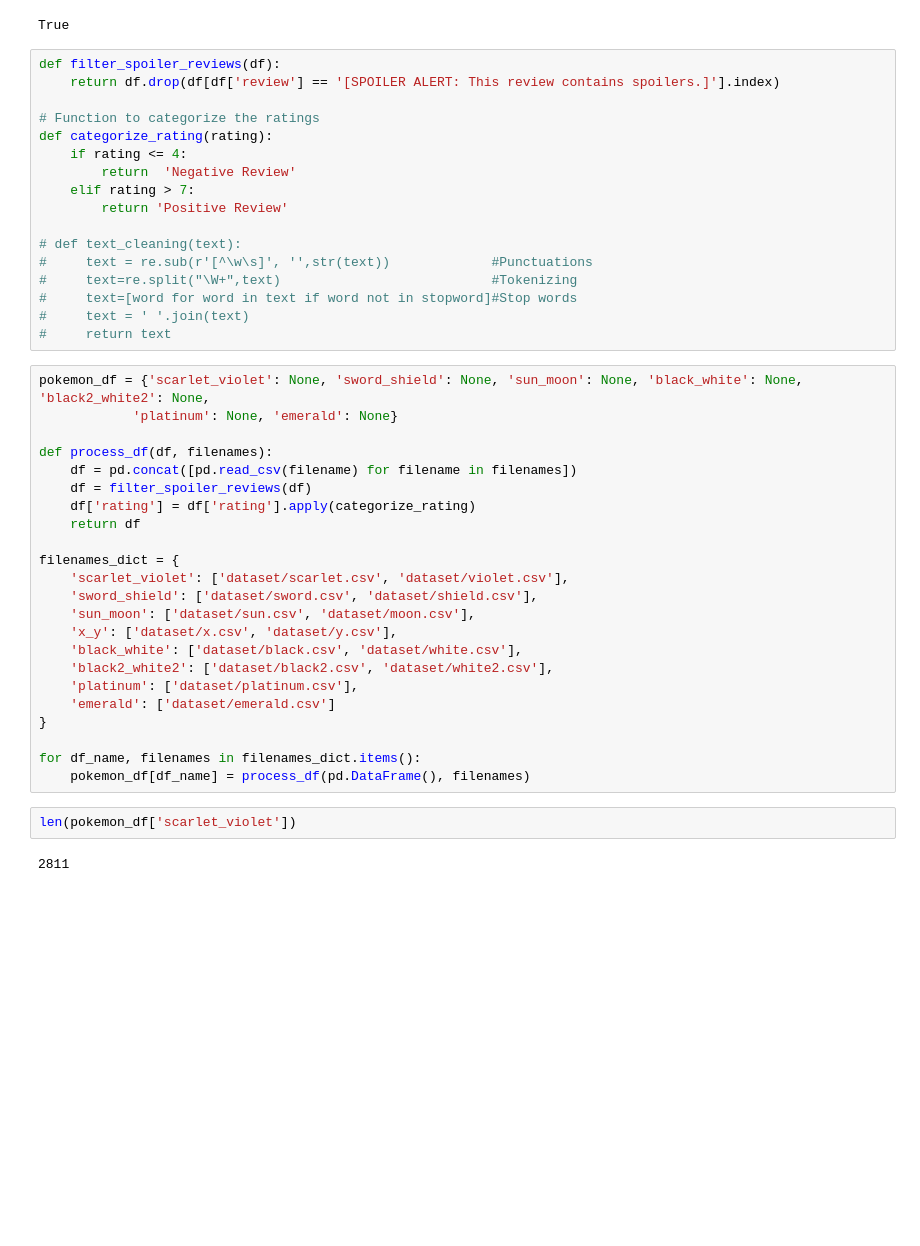
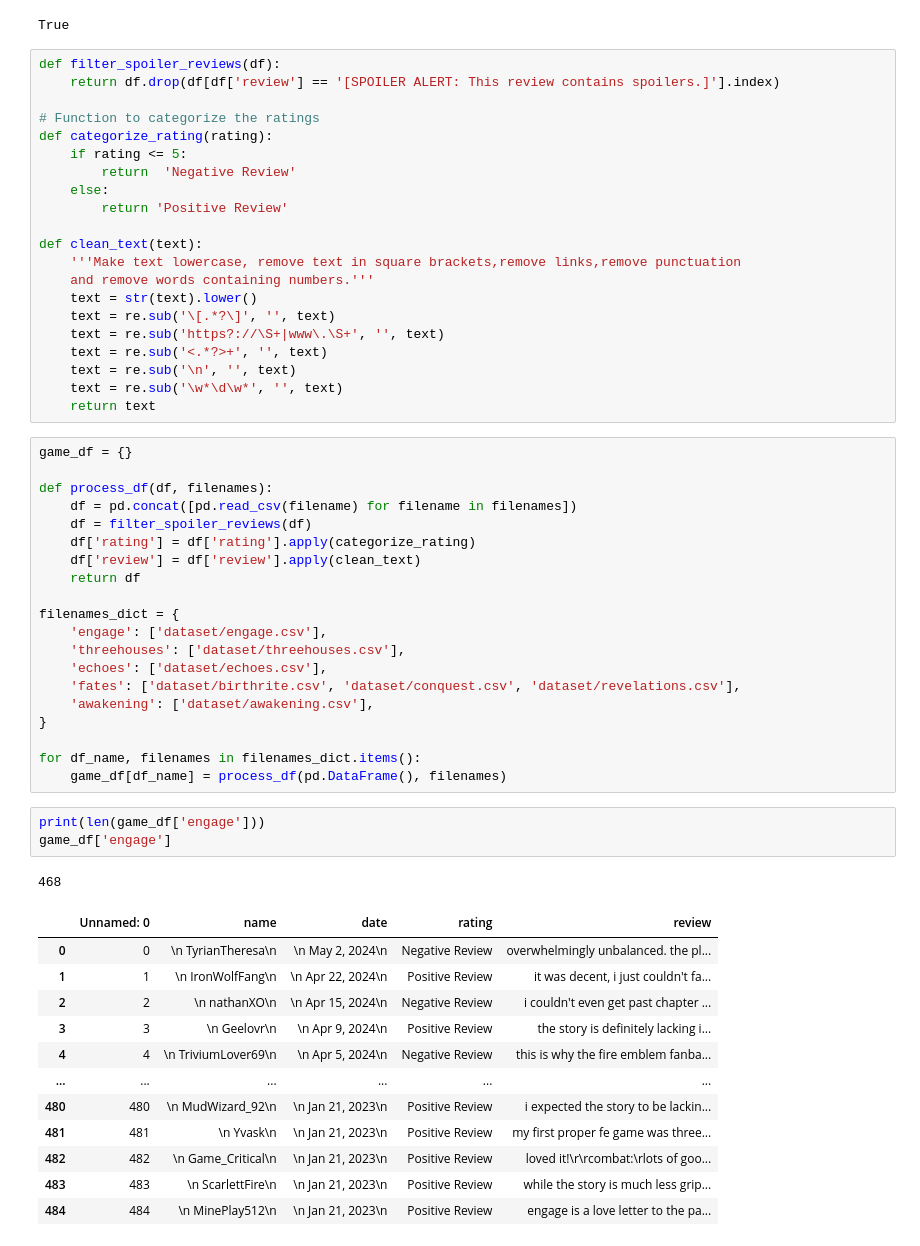
Before and after one commit to Frooge/nlp-project, a Jupyter notebook: nlp.ipynb, the cells around one changed output. Drawn from its saved outputs; the diff is of its cells as text; blank space fills up the shorter version.

```diff
--- a/nlp.ipynb
+++ b/nlp.ipynb
@@ -20,41 +22,55 @@ def filter_spoiler_reviews(df):
 
 # Function to categorize the ratings
 def categorize_rating(rating):
-    if rating <= 4:
+    if rating <= 5:
         return  'Negative Review'
-    elif rating > 7:
+    else:
         return 'Positive Review'
 
-# def text_cleaning(text):
-#     text = re.sub(r'[^\w\s]', '',str(text))             #Punctuations
-#     text=re.split("\W+",text)                           #Tokenizing
-#     text=[word for word in text if word not in stopword]#Stop words
-#     text = ' '.join(text)
-#     return text
+def clean_text(text):
+    '''Make text lowercase, remove text in square brackets,remove links,remove punctuation
+    and remove words containing numbers.'''
+    text = str(text).lower()
+    text = re.sub('\[.*?\]', '', text)
+    text = re.sub('https?://\S+|www\.\S+', '', text)
+    text = re.sub('<.*?>+', '', text)
+    text = re.sub('\n', '', text)
+    text = re.sub('\w*\d\w*', '', text)
+    return text
 # %%
-pokemon_df = {'scarlet_violet': None, 'sword_shield': None, 'sun_moon': None, 'black_white': None, 'black2_white2': None,
-            'platinum': None, 'emerald': None}
+game_df = {}
 
 def process_df(df, filenames):
     df = pd.concat([pd.read_csv(filename) for filename in filenames])
     df = filter_spoiler_reviews(df)
     df['rating'] = df['rating'].apply(categorize_rating)
+    df['review'] = df['review'].apply(clean_text)
     return df
 
 filenames_dict = {
-    'scarlet_violet': ['dataset/scarlet.csv', 'dataset/violet.csv'],
-    'sword_shield': ['dataset/sword.csv', 'dataset/shield.csv'],
-    'sun_moon': ['dataset/sun.csv', 'dataset/moon.csv'],
-    'x_y': ['dataset/x.csv', 'dataset/y.csv'],
-    'black_white': ['dataset/black.csv', 'dataset/white.csv'],
-    'black2_white2': ['dataset/black2.csv', 'dataset/white2.csv'],
-    'platinum': ['dataset/platinum.csv'],
-    'emerald': ['dataset/emerald.csv']
+    'engage': ['dataset/engage.csv'],
+    'threehouses': ['dataset/threehouses.csv'],
+    'echoes': ['dataset/echoes.csv'],
+    'fates': ['dataset/birthrite.csv', 'dataset/conquest.csv', 'dataset/revelations.csv'],
+    'awakening': ['dataset/awakening.csv'],
 }
 
 for df_name, filenames in filenames_dict.items():
-    pokemon_df[df_name] = process_df(pd.DataFrame(), filenames)
+    game_df[df_name] = process_df(pd.DataFrame(), filenames)
-# %%
-len(pokemon_df['scarlet_violet'])
-# %% [output]
-2811
+# %%
+print(len(game_df['engage']))
+game_df['engage']
+# %% [output]
+468
+|  | Unnamed: 0 | name | date | rating | review |
+| 0 | 0 | \n TyrianTheresa\n | \n May 2, 2024\n | Negative Review | overwhelmingly unbalanced. the pl... |
+| 1 | 1 | \n IronWolfFang\n | \n Apr 22, 2024\n | Positive Review | it was decent, i just couldn't fa... |
+| 2 | 2 | \n nathanXO\n | \n Apr 15, 2024\n | Negative Review | i couldn't even get past chapter ... |
+| 3 | 3 | \n Geelovr\n | \n Apr 9, 2024\n | Positive Review | the story is definitely lacking i... |
+| 4 | 4 | \n TriviumLover69\n | \n Apr 5, 2024\n | Negative Review | this is why the fire emblem fanba... |
+| ... | ... | ... | ... | ... | ... |
+| 480 | 480 | \n MudWizard_92\n | \n Jan 21, 2023\n | Positive Review | i expected the story to be lackin... |
+| 481 | 481 | \n Yvask\n | \n Jan 21, 2023\n | Positive Review | my first proper fe game was three... |
+| 482 | 482 | \n Game_Critical\n | \n Jan 21, 2023\n | Positive Review | loved it!\r\rcombat:\rlots of goo... |
+| 483 | 483 | \n ScarlettFire\n | \n Jan 21, 2023\n | Positive Review | while the story is much less grip... |
+| 484 | 484 | \n MinePlay512\n | \n Jan 21, 2023\n | Positive Review | engage is a love letter to the pa... |
```
Also changed, not shown: parts of 25 cells of this notebook, 22 other files.
